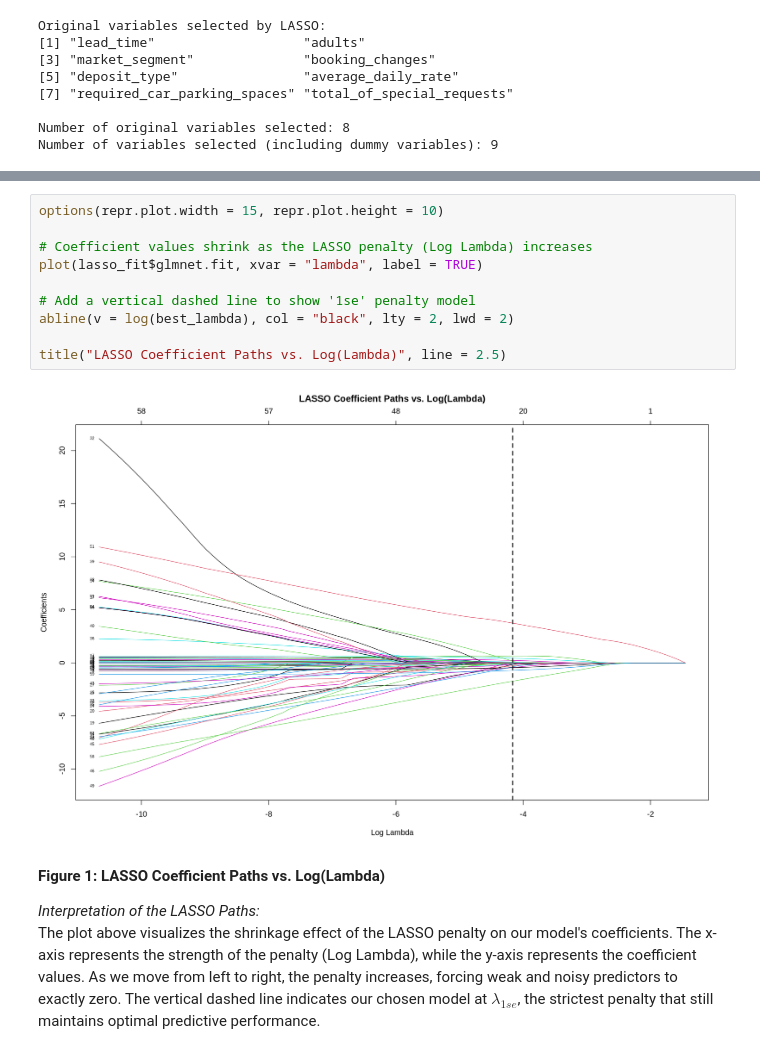
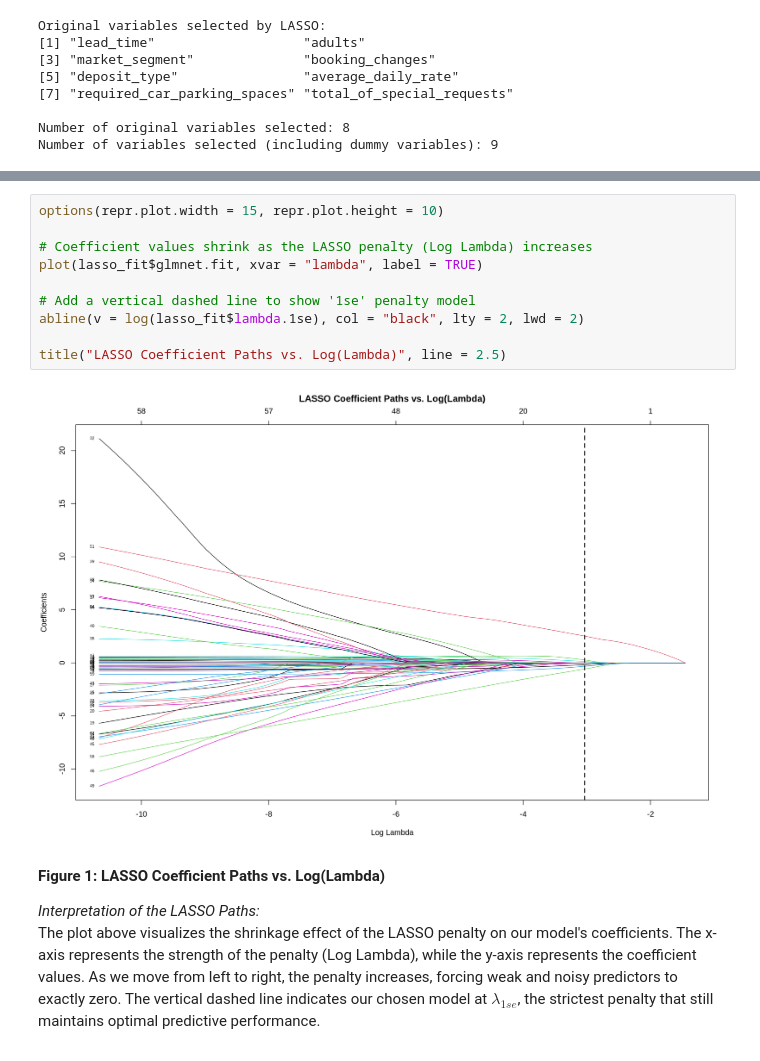
Before and after one commit to karenzli/stat301-final-project, a Jupyter notebook: final_report.ipynb, the cells around one changed output, grey strips where cells are left out. Saved outputs shown, nothing was run; the diff lists cells and outputs as text.

Commit message:
Fixed coef vs log(lambda) plot

```diff
--- a/final_report.ipynb
+++ b/final_report.ipynb
@@ -279,15 +279,15 @@ Number of Fisher Scoring iterations: 17
 # %%
 options(repr.plot.width = 15, repr.plot.height = 10)
 
 # Coefficient values shrink as the LASSO penalty (Log Lambda) increases
 plot(lasso_fit$glmnet.fit, xvar = "lambda", label = TRUE)
 
 # Add a vertical dashed line to show '1se' penalty model
-abline(v = log(best_lambda), col = "black", lty = 2, lwd = 2)
+abline(v = log(lasso_fit$lambda.1se), col = "black", lty = 2, lwd = 2)
 
 title("LASSO Coefficient Paths vs. Log(Lambda)", line = 2.5)
 # %% [output]
-[figure, old version]
+[figure, new version]
 # %% [markdown]
 **Figure 1: LASSO Coefficient Paths vs. Log(Lambda)**
 
```
